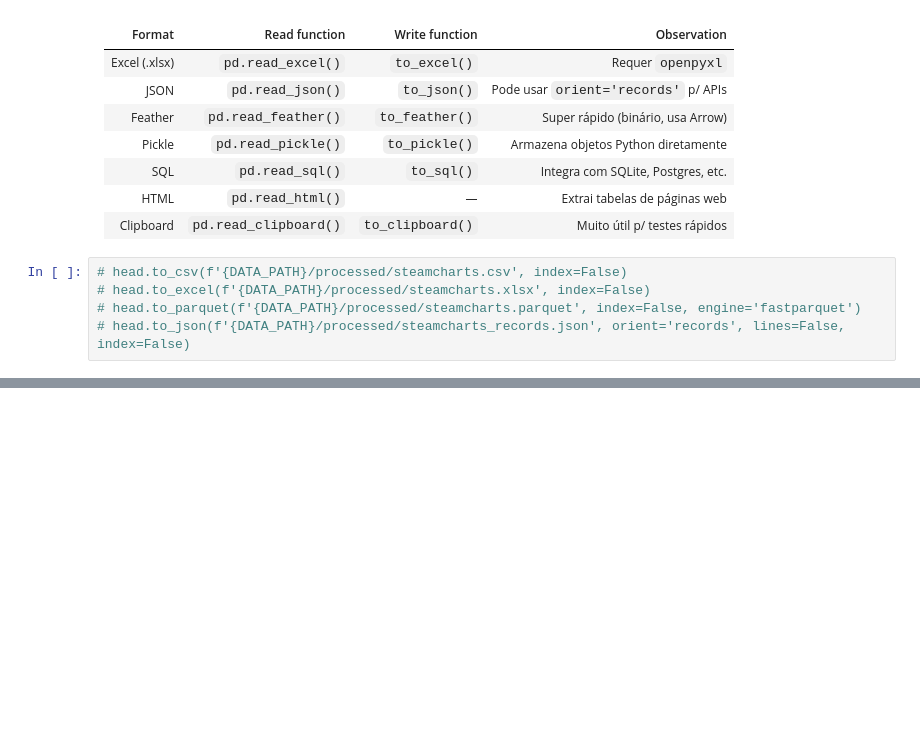
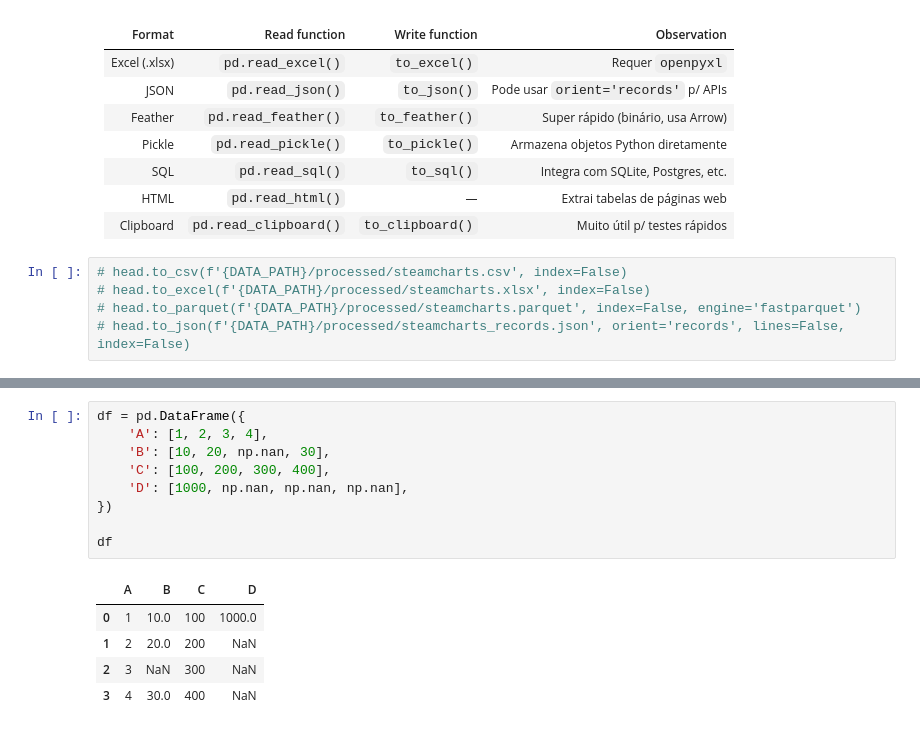
Before and after one commit to lucasmsouza24/ia-indexing-labs, a Jupyter notebook: notebooks/01_pandas_basics.ipynb, the cells around one changed output, grey strips where cells are left out. Drawn from its saved outputs; the diff is of its cells as text; blank space fills up the shorter version.

Commit message:
feat: :sparkles: add data clean methods

```diff
--- a/notebooks/01_pandas_basics.ipynb
+++ b/notebooks/01_pandas_basics.ipynb
@@ -61,0 +122,15 @@ Writing data on `../data/processed/steamcharts.csv`.
+# %%
+df = pd.DataFrame({
+    'A': [1, 2, 3, 4],
+    'B': [10, 20, np.nan, 30],
+    'C': [100, 200, 300, 400],
+    'D': [1000, np.nan, np.nan, np.nan],
+})
+
+df
+# %% [output]
+|  | A | B | C | D |
+| 0 | 1 | 10.0 | 100 | 1000.0 |
+| 1 | 2 | 20.0 | 200 | NaN |
+| 2 | 3 | NaN | 300 | NaN |
+| 3 | 4 | 30.0 | 400 | NaN |
```
Also changed, not shown: parts of 23 cells of this notebook.
